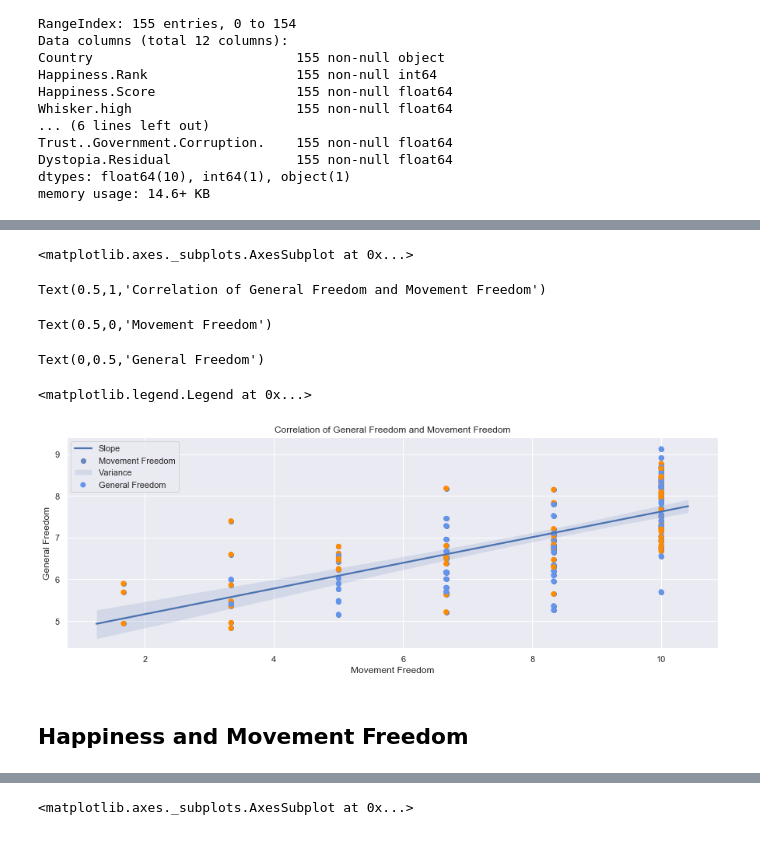
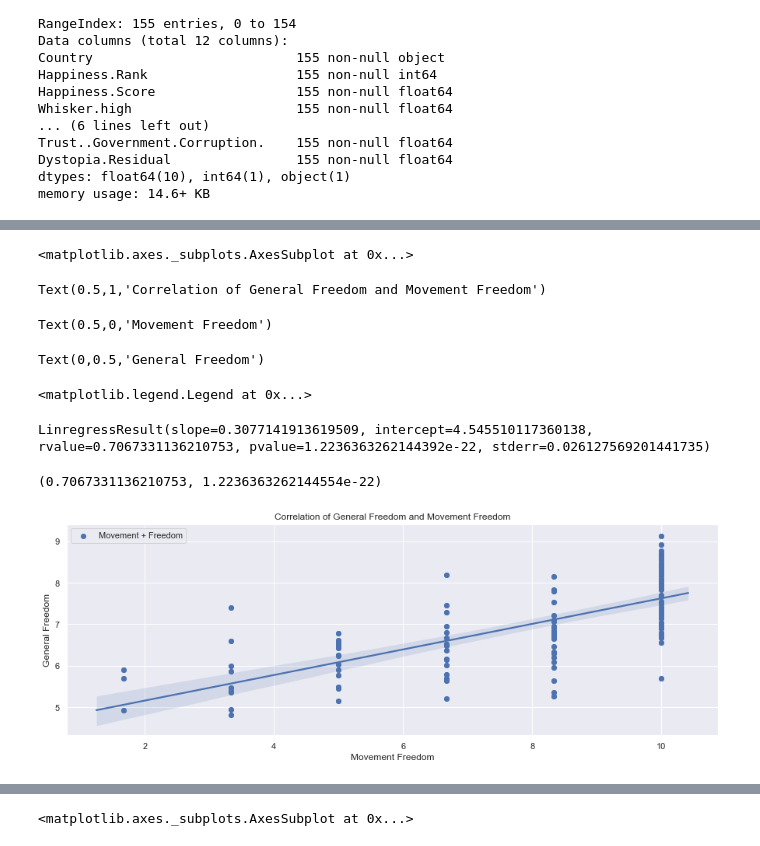
Before and after one commit to jbratcher/happiness_and_freedom, a Jupyter notebook: hfh_movement.ipynb, the cells around one changed output, grey strips where cells are left out. Cells and saved outputs as stored; diff of their text form; code cells hidden in the pictures.

```diff
--- a/hfh_movement.ipynb
+++ b/hfh_movement.ipynb
@@ -126,25 +128,30 @@ Text(0,0.5,'Freedom')
 # %%
 # retrieve movement and freedom data from Human Freedom Index grouped by country and ordered by freedom score
 
 hfi_movement_and_freedom_data = "SELECT hf_score, pf_movement FROM 'Human Freedom Index' GROUP BY countries ORDER BY pf_score DESC"
 hfi_movement_and_freedom_raw = pd.read_sql(hfi_movement_and_freedom_data, con=engine)
 hfi_movement_and_freedom = hfi_movement_and_freedom_raw.dropna()
 
 # scatter plot analysis with linear regression
 
 fig, ax = plt.subplots(figsize=(15, 5))
 sns.regplot(x="pf_movement", y="hf_score", data=hfi_movement_and_freedom)
-points = plt.scatter(hfi_movement_and_freedom["pf_movement"], hfi_movement_and_freedom["hf_score"], c=["cornflowerblue", "darkorange"])
+points = plt.scatter(hfi_movement_and_freedom["pf_movement"], hfi_movement_and_freedom["hf_score"], label="Movement + Freedom")
 ax.set_title("Correlation of General Freedom and Movement Freedom")
 ax.set_xlabel("Movement Freedom")
 ax.set_ylabel("General Freedom")
-ax.legend(["Slope", "Movement Freedom", "Variance", "General Freedom"])
+ax.legend()
+
+x = hfi_movement_and_freedom["pf_movement"]
+y = hfi_movement_and_freedom["hf_score"]
+
+linregress(x,y)
 # %% [output]
 <matplotlib.axes._subplots.AxesSubplot at 0x...>
 Text(0.5,1,'Correlation of General Freedom and Movement Freedom')
 Text(0.5,0,'Movement Freedom')
 Text(0,0.5,'General Freedom')
 <matplotlib.legend.Legend at 0x...>
+LinregressResult(slope=0.3077141913619509, intercept=4.545510117360138, rvalue=0.7067331136210753, pvalue=1.2236363262144392e-22, stderr=0.026127569201441735)
+(0.7067331136210753, 1.2236363262144554e-22)
-[figure, old version]
+[figure, new version]
-# %% [markdown]
-## Happiness and Movement Freedom
```
Also changed, not shown: parts of 15 cells of this notebook, 1 other file.
